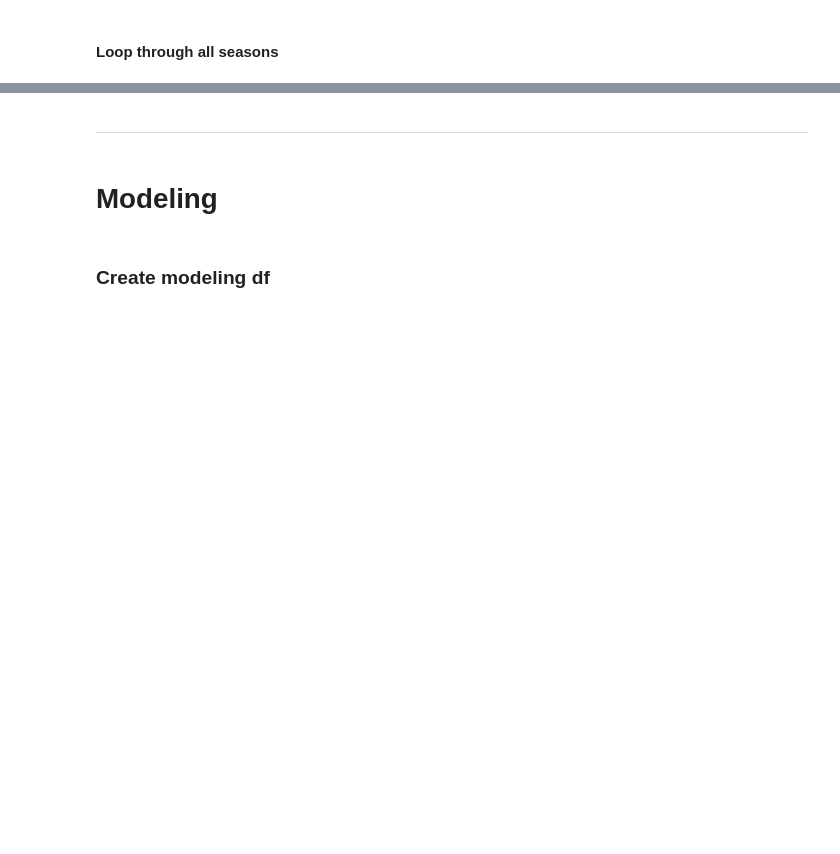
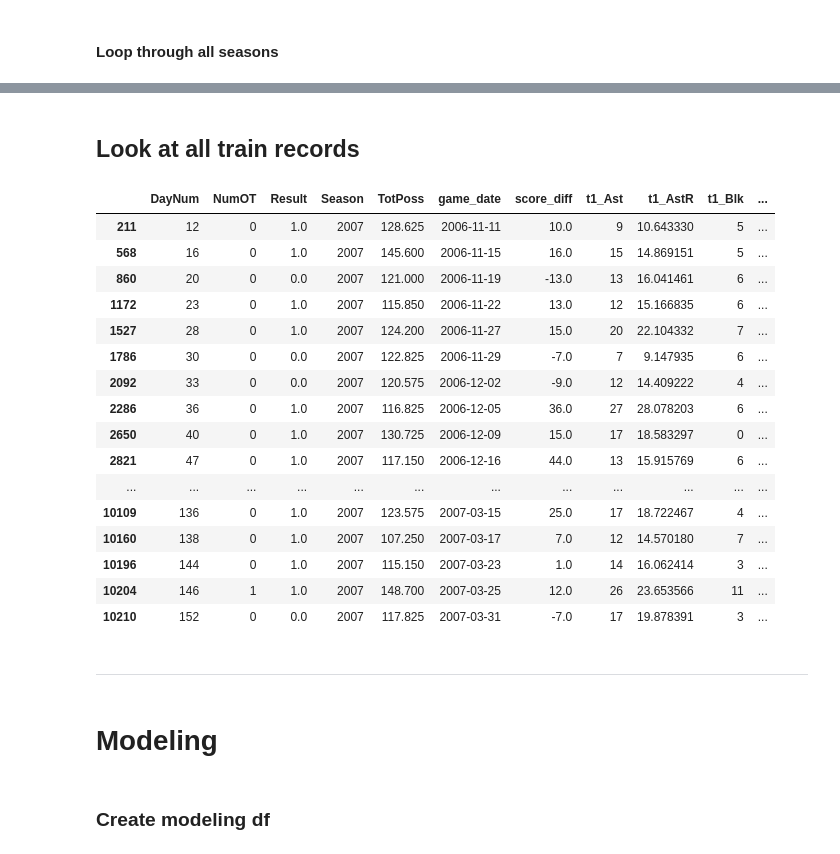
Before and after one commit to jeremypmobley/cbb_data, a Jupyter notebook: Python/cbb_kaggle_2018.ipynb, the cells around one changed output, grey strips where cells are left out. Drawn from its saved outputs; the diff is of its cells as text; code cells hidden in the pictures; blank space fills up the shorter version.

```diff
--- a/Python/cbb_kaggle_2018.ipynb
+++ b/Python/cbb_kaggle_2018.ipynb
@@ -164,6 +137,0 @@ ValueError: cannot insert level_0, already exists
-# %%
-train['t1_offPPP_rolling_avg_5gm'] = train.groupby(['Season', 't1_TeamID'])[['t1_PPP']].shift(1) \
-        .rolling(window=5, min_periods=5).mean()
-# %%
-train['t1_defPPP_rolling_avg_5gm'] = train.groupby(['Season', 't1_TeamID'])[['t2_PPP']].shift(1) \
-        .rolling(window=5, min_periods=5).mean()
@@ -321,3 +306,25 @@ Processing took 68 seconds
+# %% [markdown]
+## Look at all train records
+# %%
+HTML(all_seasons_train[(all_seasons_train['Season']==2007) & (all_seasons_train['t1_TeamID']==1207)].sort_values('DayNum').to_html())
+# %% [output]
+|  | DayNum | NumOT | Result | Season | TotPoss | game_date | score_diff | t1_Ast | t1_AstR | t1_Blk | ... |
+| 211 | 12 | 0 | 1.0 | 2007 | 128.625 | 2006-11-11 | 10.0 | 9 | 10.643330 | 5 | ... |
+| 568 | 16 | 0 | 1.0 | 2007 | 145.600 | 2006-11-15 | 16.0 | 15 | 14.869151 | 5 | ... |
+| 860 | 20 | 0 | 0.0 | 2007 | 121.000 | 2006-11-19 | -13.0 | 13 | 16.041461 | 6 | ... |
+| 1172 | 23 | 0 | 1.0 | 2007 | 115.850 | 2006-11-22 | 13.0 | 12 | 15.166835 | 6 | ... |
+| 1527 | 28 | 0 | 1.0 | 2007 | 124.200 | 2006-11-27 | 15.0 | 20 | 22.104332 | 7 | ... |
+| 1786 | 30 | 0 | 0.0 | 2007 | 122.825 | 2006-11-29 | -7.0 | 7 | 9.147935 | 6 | ... |
+| 2092 | 33 | 0 | 0.0 | 2007 | 120.575 | 2006-12-02 | -9.0 | 12 | 14.409222 | 4 | ... |
+| 2286 | 36 | 0 | 1.0 | 2007 | 116.825 | 2006-12-05 | 36.0 | 27 | 28.078203 | 6 | ... |
+| 2650 | 40 | 0 | 1.0 | 2007 | 130.725 | 2006-12-09 | 15.0 | 17 | 18.583297 | 0 | ... |
+| 2821 | 47 | 0 | 1.0 | 2007 | 117.150 | 2006-12-16 | 44.0 | 13 | 15.915769 | 6 | ... |
+| ... | ... | ... | ... | ... | ... | ... | ... | ... | ... | ... | ... |
+| 10109 | 136 | 0 | 1.0 | 2007 | 123.575 | 2007-03-15 | 25.0 | 17 | 18.722467 | 4 | ... |
+| 10160 | 138 | 0 | 1.0 | 2007 | 107.250 | 2007-03-17 | 7.0 | 12 | 14.570180 | 7 | ... |
+| 10196 | 144 | 0 | 1.0 | 2007 | 115.150 | 2007-03-23 | 1.0 | 14 | 16.062414 | 3 | ... |
+| 10204 | 146 | 1 | 1.0 | 2007 | 148.700 | 2007-03-25 | 12.0 | 26 | 23.653566 | 11 | ... |
+| 10210 | 152 | 0 | 0.0 | 2007 | 117.825 | 2007-03-31 | -7.0 | 17 | 19.878391 | 3 | ... |
 # %% [markdown]
 ---
 # %% [markdown]
```
Also changed, not shown: parts of 58 cells of this notebook, 1 other file.
